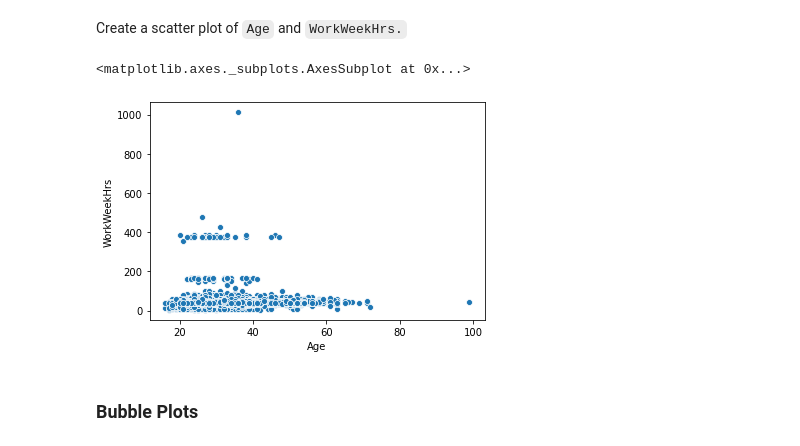
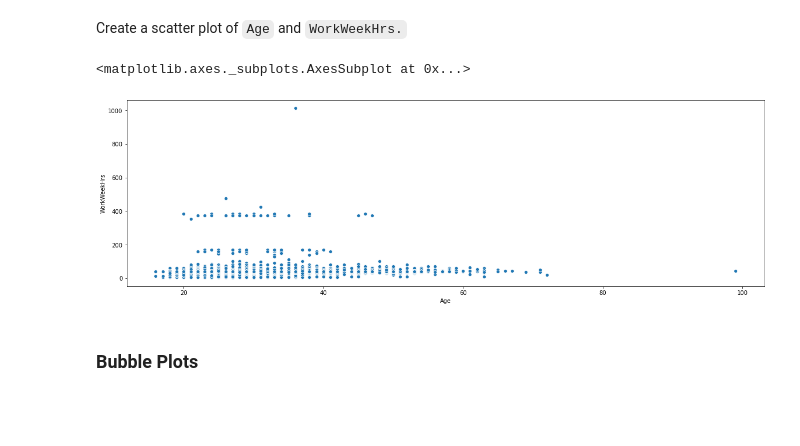
Before and after one commit to slraina/Coding-Langugaes-Data-Analysis, a Jupyter notebook: 6. Data Visualization.ipynb, the cells around one changed output. Cells and saved outputs as stored; diff of their text form; code cells hidden in the pictures; blank space fills up the shorter version.

```diff
--- a/6. Data Visualization.ipynb
+++ b/6. Data Visualization.ipynb
@@ -207,10 +208,11 @@ Create a scatter plot of `Age` and `WorkWeekHrs.`
 # %%
 # your code goes here
 
+plt.figure(figsize=(20,6))
 sns.scatterplot(data=df,x='Age',y='WorkWeekHrs')
 # %% [output]
 <matplotlib.axes._subplots.AxesSubplot at 0x...>
-[figure, old version]
+[figure, new version]
 # %% [markdown]
 ### Bubble Plots
 # %% [markdown]
```
Also changed, not shown: parts of 3 cells of this notebook.
